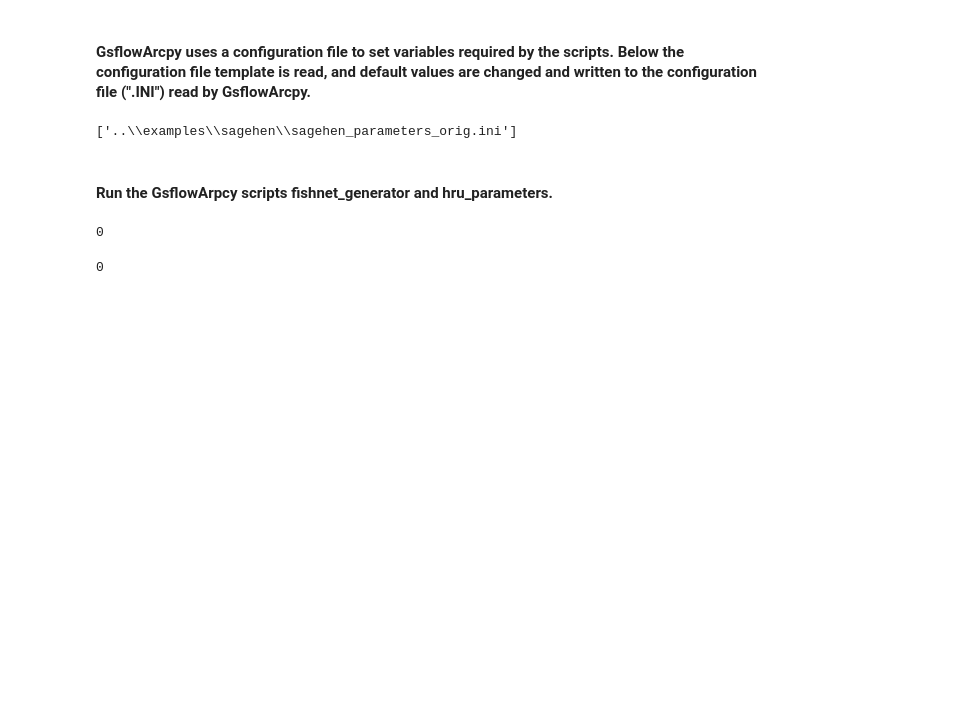
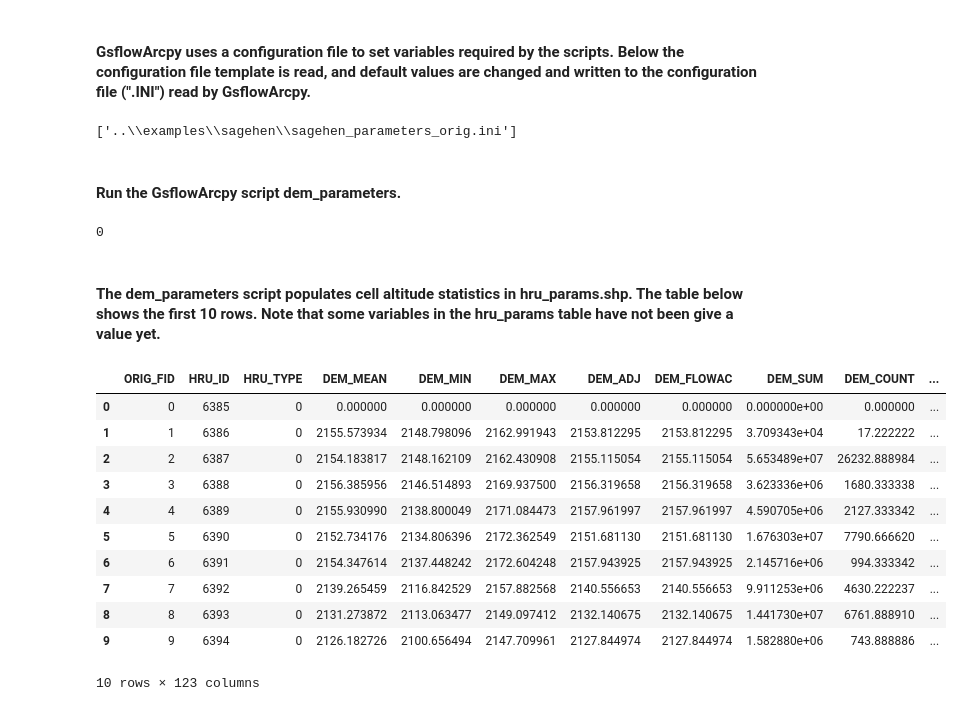
Before and after one commit to rniswon/gsflowID2447_classrepo, a Jupyter notebook: exercises/saghen_prms/notebook/dem_parameters.ipynb, the cells around one changed output. Cells and saved outputs as stored; diff of their text form; code cells hidden in the pictures; blank space fills up the shorter version.

```diff
--- a/exercises/saghen_prms/notebook/dem_parameters.ipynb
+++ b/exercises/saghen_prms/notebook/dem_parameters.ipynb
@@ -48,5 +49,5 @@ Config.set('INPUTS','hru_buffer_cells',hru_buffer_cells)
 Config.write(cfgfile)
 cfgfile.close()
-# %% [markdown]
-#### Run the GsflowArpcy scripts fishnet_generator and hru_parameters.
+# %% [markdown]
+#### Run the GsflowArcpy script dem_parameters.
 # %%
@@ -58,12 +59,23 @@ cmd = cmd + argument
 os.system(cmd)
 # %% [output]
 0
-# %%
-# Set and run hru_parameters script
-script = r"hru_parameters.py"
-cmd=python_exe + " " + os.path.join(arc_gsflow_folder,script)
-cmd = cmd + argument
-os.system(cmd)
-# %% [output]
-0
+# %% [markdown]
+#### The dem_parameters script populates cell altitude statistics in hru_params.shp. The table below shows the first 10 rows. Note that some variables in the hru_params table have not been give a value yet.
+# %%
+fn1=r"..\examples\sagehen\hru_params\hru_params.shp"
+table=geopandas.read_file(fn1)
+table.head(10)
+# %% [output]
+|  | ORIG_FID | HRU_ID | HRU_TYPE | DEM_MEAN | DEM_MIN | DEM_MAX | DEM_ADJ | DEM_FLOWAC | DEM_SUM | DEM_COUNT | ... |
+| 0 | 0 | 6385 | 0 | 0.000000 | 0.000000 | 0.000000 | 0.000000 | 0.000000 | 0.000000e+00 | 0.000000 | ... |
+| 1 | 1 | 6386 | 0 | 2155.573934 | 2148.798096 | 2162.991943 | 2153.812295 | 2153.812295 | 3.709343e+04 | 17.222222 | ... |
+| 2 | 2 | 6387 | 0 | 2154.183817 | 2148.162109 | 2162.430908 | 2155.115054 | 2155.115054 | 5.653489e+07 | 26232.888984 | ... |
+| 3 | 3 | 6388 | 0 | 2156.385956 | 2146.514893 | 2169.937500 | 2156.319658 | 2156.319658 | 3.623336e+06 | 1680.333338 | ... |
+| 4 | 4 | 6389 | 0 | 2155.930990 | 2138.800049 | 2171.084473 | 2157.961997 | 2157.961997 | 4.590705e+06 | 2127.333342 | ... |
+| 5 | 5 | 6390 | 0 | 2152.734176 | 2134.806396 | 2172.362549 | 2151.681130 | 2151.681130 | 1.676303e+07 | 7790.666620 | ... |
+| 6 | 6 | 6391 | 0 | 2154.347614 | 2137.448242 | 2172.604248 | 2157.943925 | 2157.943925 | 2.145716e+06 | 994.333342 | ... |
+| 7 | 7 | 6392 | 0 | 2139.265459 | 2116.842529 | 2157.882568 | 2140.556653 | 2140.556653 | 9.911253e+06 | 4630.222237 | ... |
+| 8 | 8 | 6393 | 0 | 2131.273872 | 2113.063477 | 2149.097412 | 2132.140675 | 2132.140675 | 1.441730e+07 | 6761.888910 | ... |
+| 9 | 9 | 6394 | 0 | 2126.182726 | 2100.656494 | 2147.709961 | 2127.844974 | 2127.844974 | 1.582880e+06 | 743.888886 | ... |
+10 rows × 123 columns
 # %% [markdown]
```
Also changed, not shown: parts of 5 cells of this notebook, 3 other files.
